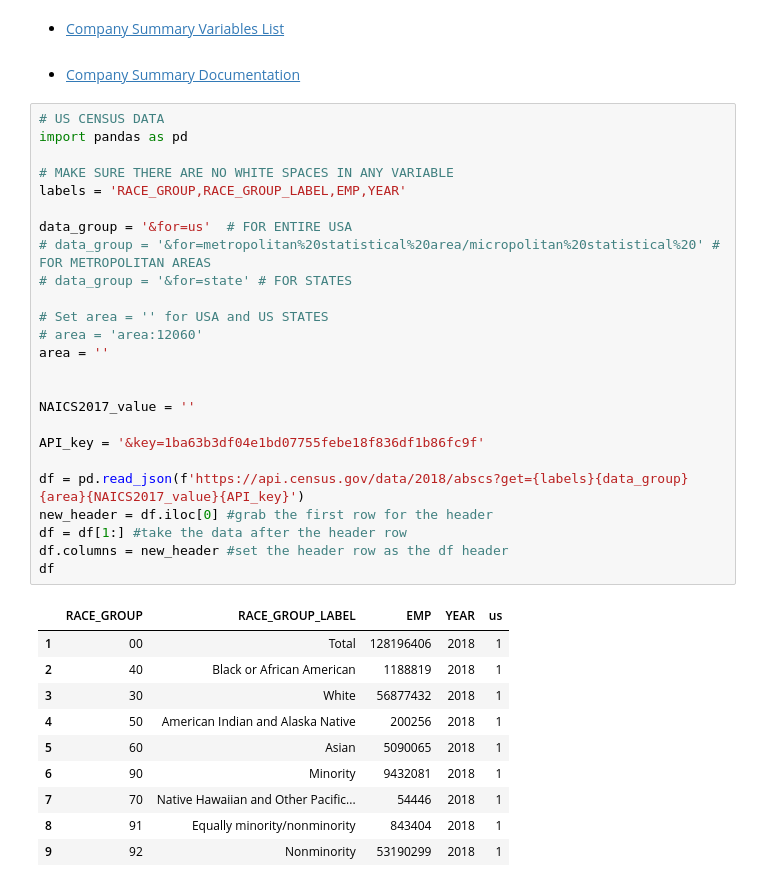
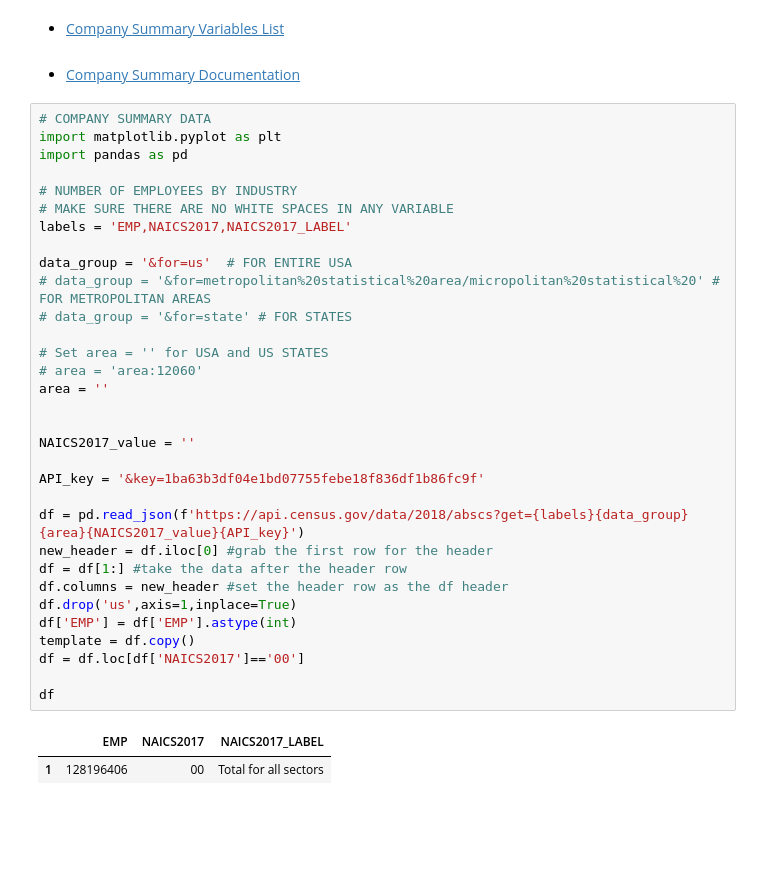
Before and after one commit to ahadh762/Census-Data-API-Group-Assessment, a Jupyter notebook: company_summary.ipynb, the cells around one changed output. Saved outputs shown, nothing was run; the diff lists cells and outputs as text; blank space fills up the shorter version.

```diff
--- a/company_summary.ipynb
+++ b/company_summary.ipynb
@@ -2,38 +2,37 @@
 * [Company Summary Variables List](https://api.census.gov/data/2019/abscs/variables.html) <br/><br/>
 * [Company Summary Documentation](https://www2.census.gov/programs-surveys/abs/technical-documentation/api/API2019-company-summary-1-26-2021.pdf)
 # %%
-# US CENSUS DATA
+# COMPANY SUMMARY DATA
+import matplotlib.pyplot as plt
 import pandas as pd
 
+# NUMBER OF EMPLOYEES BY INDUSTRY
 # MAKE SURE THERE ARE NO WHITE SPACES IN ANY VARIABLE
-labels = 'RACE_GROUP,RACE_GROUP_LABEL,EMP,YEAR'
+labels = 'EMP,NAICS2017,NAICS2017_LABEL'
 
 data_group = '&for=us'  # FOR ENTIRE USA
 # data_group = '&for=metropolitan%20statistical%20area/micropolitan%20statistical%20' # FOR METROPOLITAN AREAS
 # data_group = '&for=state' # FOR STATES
 
 # Set area = '' for USA and US STATES
 # area = 'area:12060'
 area = ''
 
 
 NAICS2017_value = ''
 
 API_key = '&key=1ba63b3df04e1bd07755febe18f836df1b86fc9f'
 
 df = pd.read_json(f'https://api.census.gov/data/2018/abscs?get={labels}{data_group}{area}{NAICS2017_value}{API_key}')
 new_header = df.iloc[0] #grab the first row for the header
 df = df[1:] #take the data after the header row
 df.columns = new_header #set the header row as the df header
+df.drop('us',axis=1,inplace=True)
+df['EMP'] = df['EMP'].astype(int)
+template = df.copy()
+df = df.loc[df['NAICS2017']=='00']
+
 df
 # %% [output]
-|  | RACE_GROUP | RACE_GROUP_LABEL | EMP | YEAR | us |
-| 1 | 00 | Total | 128196406 | 2018 | 1 |
-| 2 | 40 | Black or African American | 1188819 | 2018 | 1 |
-| 3 | 30 | White | 56877432 | 2018 | 1 |
-| 4 | 50 | American Indian and Alaska Native | 200256 | 2018 | 1 |
-| 5 | 60 | Asian | 5090065 | 2018 | 1 |
-| 6 | 90 | Minority | 9432081 | 2018 | 1 |
-| 7 | 70 | Native Hawaiian and Other Pacific... | 54446 | 2018 | 1 |
-| 8 | 91 | Equally minority/nonminority | 843404 | 2018 | 1 |
-| 9 | 92 | Nonminority | 53190299 | 2018 | 1 |
+|  | EMP | NAICS2017 | NAICS2017_LABEL |
+| 1 | 128196406 | 00 | Total for all sectors |
```
Also changed, not shown: parts of 6 cells of this notebook.
